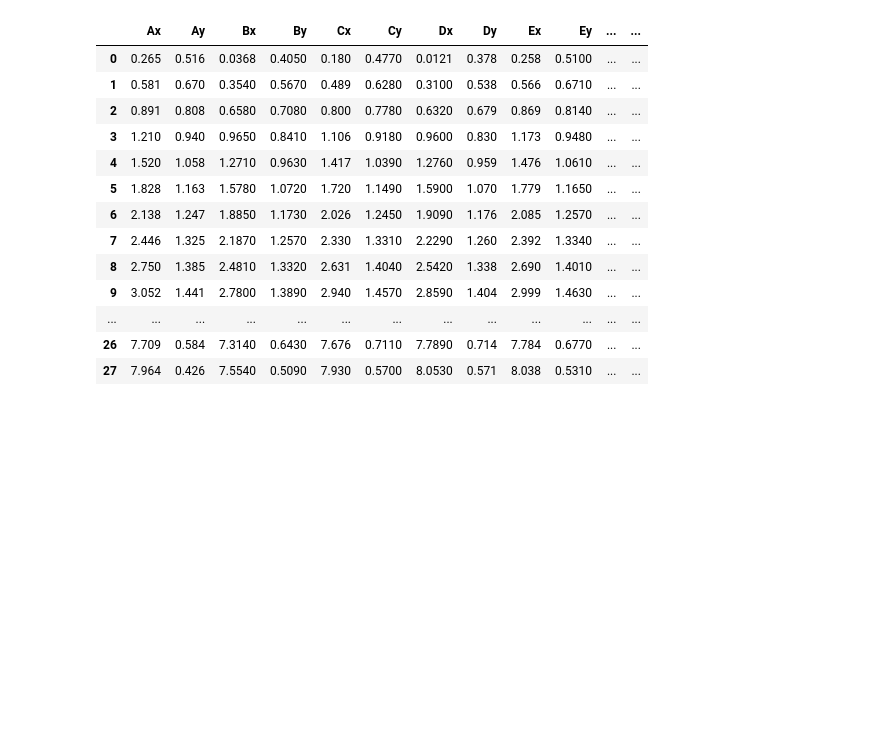
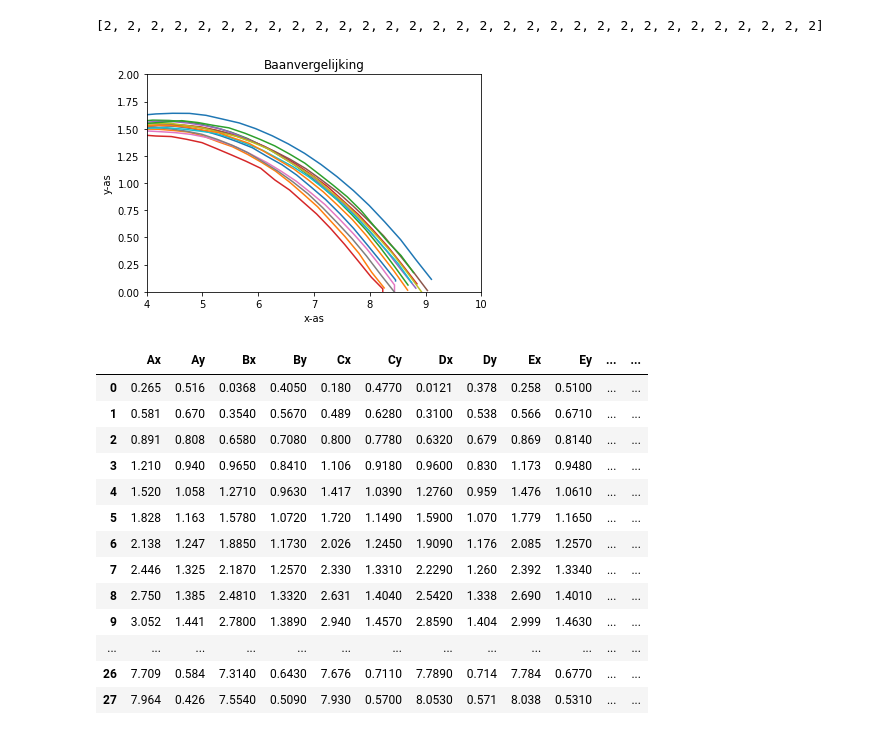
Before and after one commit to shiitprogrammer/Tennisballauncher, a Jupyter notebook: test.ipynb, the cells around one changed output. Drawn from its saved outputs; the diff is of its cells as text; code cells hidden in the pictures; blank space fills up the shorter version.

```diff
--- a/test.ipynb
+++ b/test.ipynb
@@ -138,3 +167,35 @@ print(l)
+# %%
+
+plt.xlim(4, 10)
+plt.ylim(0, 2)
+plt.title("Baanvergelijking")
+plt.ylabel("y-as")
+plt.xlabel("x-as")
+plt.plot(df["Ax"],df["Ay"],label = "Test A")
+plt.plot(df["Bx"],df["By"],label = "Test B")
+plt.plot(df["Cx"],df["Cy"],label = "Test C")
+plt.plot(df["Dx"],df["Dy"],label = "Test D")
+plt.plot(df["Ex"],df["Ey"],label = "Test E")
+plt.plot(df["Fx"],df["Fy"],label = "Test F")
+plt.plot(df["Gx"],df["Gy"],label = "Test G")
+plt.plot(df["Hx"],df["Hy"],label = "Test H")
+plt.plot(df["Ix"],df["Iy"],label = "Test I")
+plt.plot(df["Jx"],df["Jy"],label = "Test J")
+plt.plot(df["Kx"],df["Ky"],label = "Test K")
+plt.plot(df["Lx"],df["Ly"],label = "Test L")
+plt.plot(df["Mx"],df["My"],label = "Test M")
+plt.plot(df["Nx"],df["Ny"],label = "Test N")
+#plt.plot(x,z , "-k", label = "Simulatie")
+#plt.legend(loc="upper right")
+l = []
+i = 0
+while i <= 31 -1 :
+    l.append(2)
+    i = i+1
+print(l)
+# %% [output]
+[2, 2, 2, 2, 2, 2, 2, 2, 2, 2, 2, 2, 2, 2, 2, 2, 2, 2, 2, 2, 2, 2, 2, 2, 2, 2, 2, 2, 2, 2, 2]
+[figure, added]
 # %%
 df
 # %% [output]
```
Also changed, not shown: parts of 11 cells of this notebook, 1 other file.
